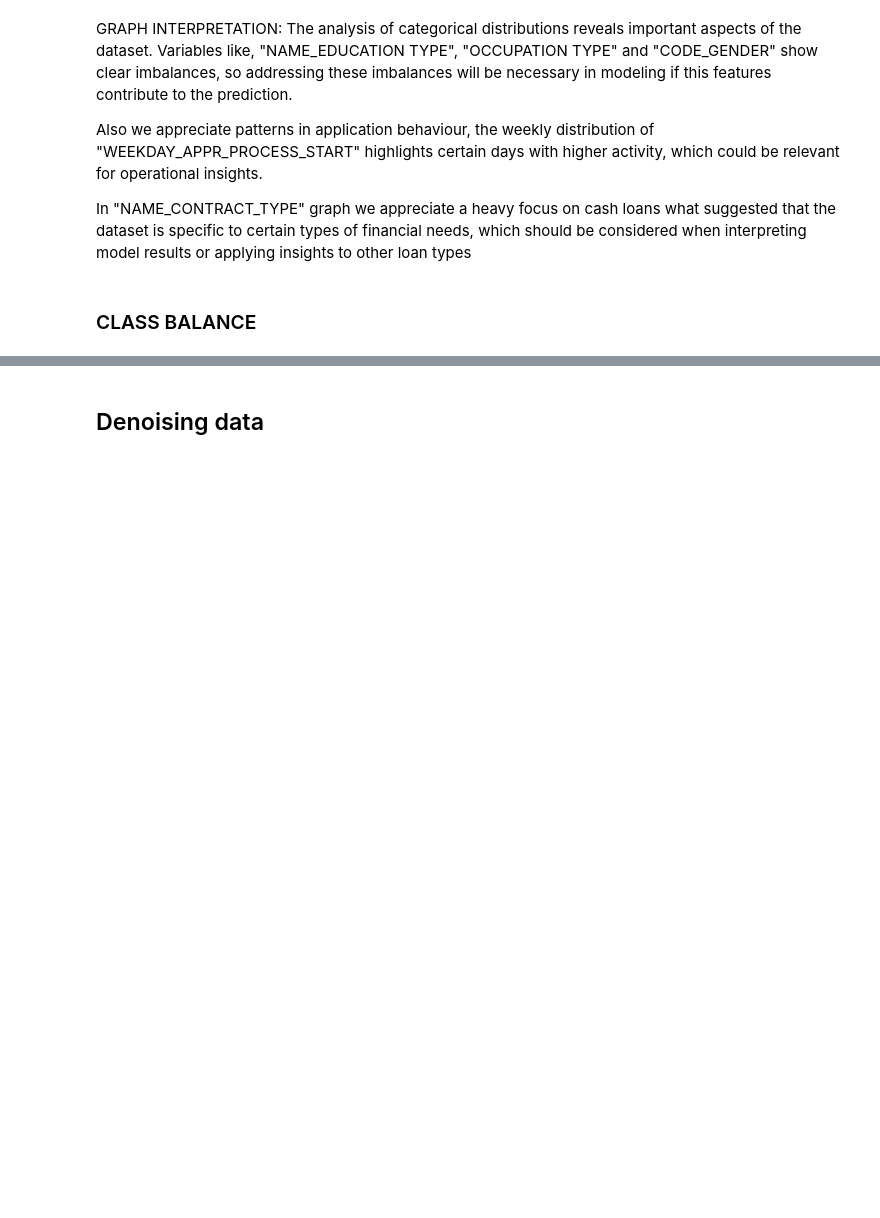
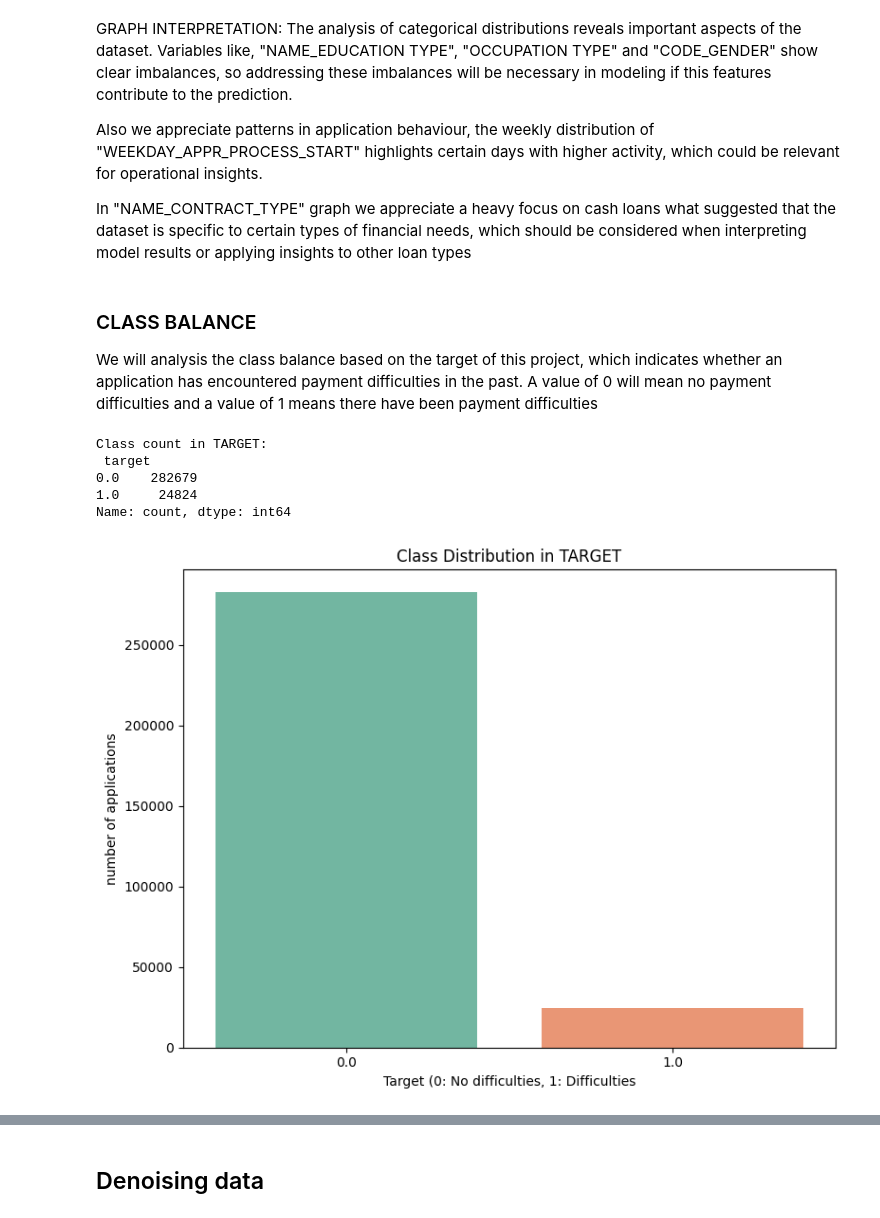
Before and after one commit to aitordiezUD/Default-Risk, a Jupyter notebook: notebooks/01_EDA.ipynb, the cells around one changed output, grey strips where cells are left out. Saved outputs shown, nothing was run; the diff lists cells and outputs as text; code cells hidden in the pictures; blank space fills up the shorter version.

Commit message:
Class distribution and balance

```diff
--- a/notebooks/01_EDA.ipynb
+++ b/notebooks/01_EDA.ipynb
@@ -86,3 +91,26 @@ Also we appreciate patterns in application behaviour, the weekly  distribution o
 In "NAME_CONTRACT_TYPE" graph we appreciate a heavy focus on cash loans what suggested that the dataset is specific to certain types of financial needs, which should be considered when interpreting model results or applying insights to other loan types
 # %% [markdown]
 ### CLASS BALANCE
+
+We will analysis the class balance based on the target of this project, which indicates whether an application has encountered payment difficulties in the past. A value of 0 will mean no payment difficulties and a value of 1 means there have been payment difficulties
+# %%
+
+#VERIFY CLASS BALANCE
+class_distribution = df["target"].value_counts()
+print("Class count in TARGET:\n", class_distribution)
+
+#Visulize class distribution
+plt.figure(figsize= (8,6))
+sns.countplot(x='target', data = df, palette= "Set2")
+plt.title('Class Distribution in TARGET')
+plt.xlabel('Target (0: No difficulties, 1: Difficulties')
+plt.ylabel('number of applications')
+plt.tight_layout()
+plt.show()
+# %% [output]
+Class count in TARGET:
+ target
+0.0    282679
+1.0     24824
+Name: count, dtype: int64
+[figure, added]
```
Also changed, not shown: parts of 4 cells of this notebook.
